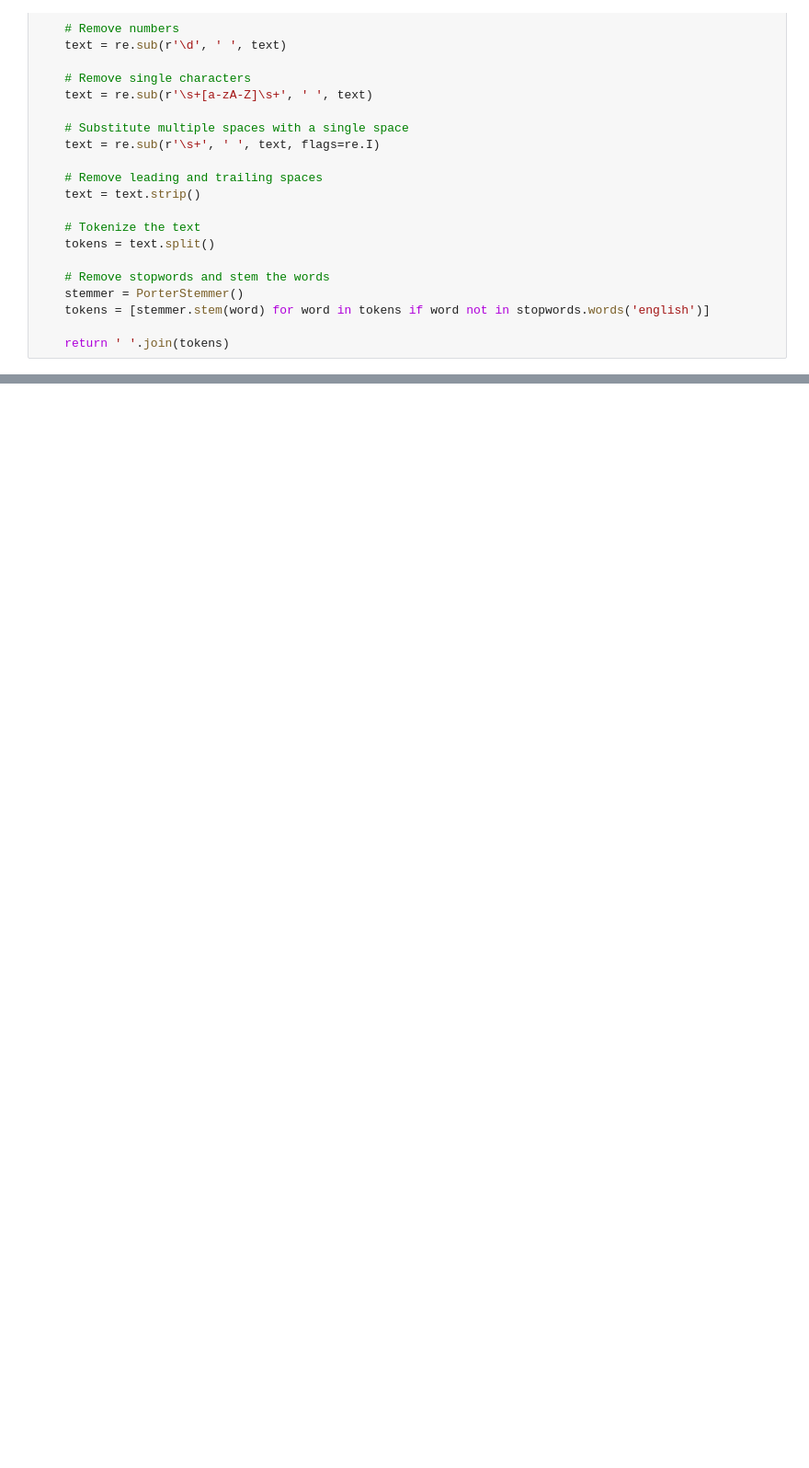
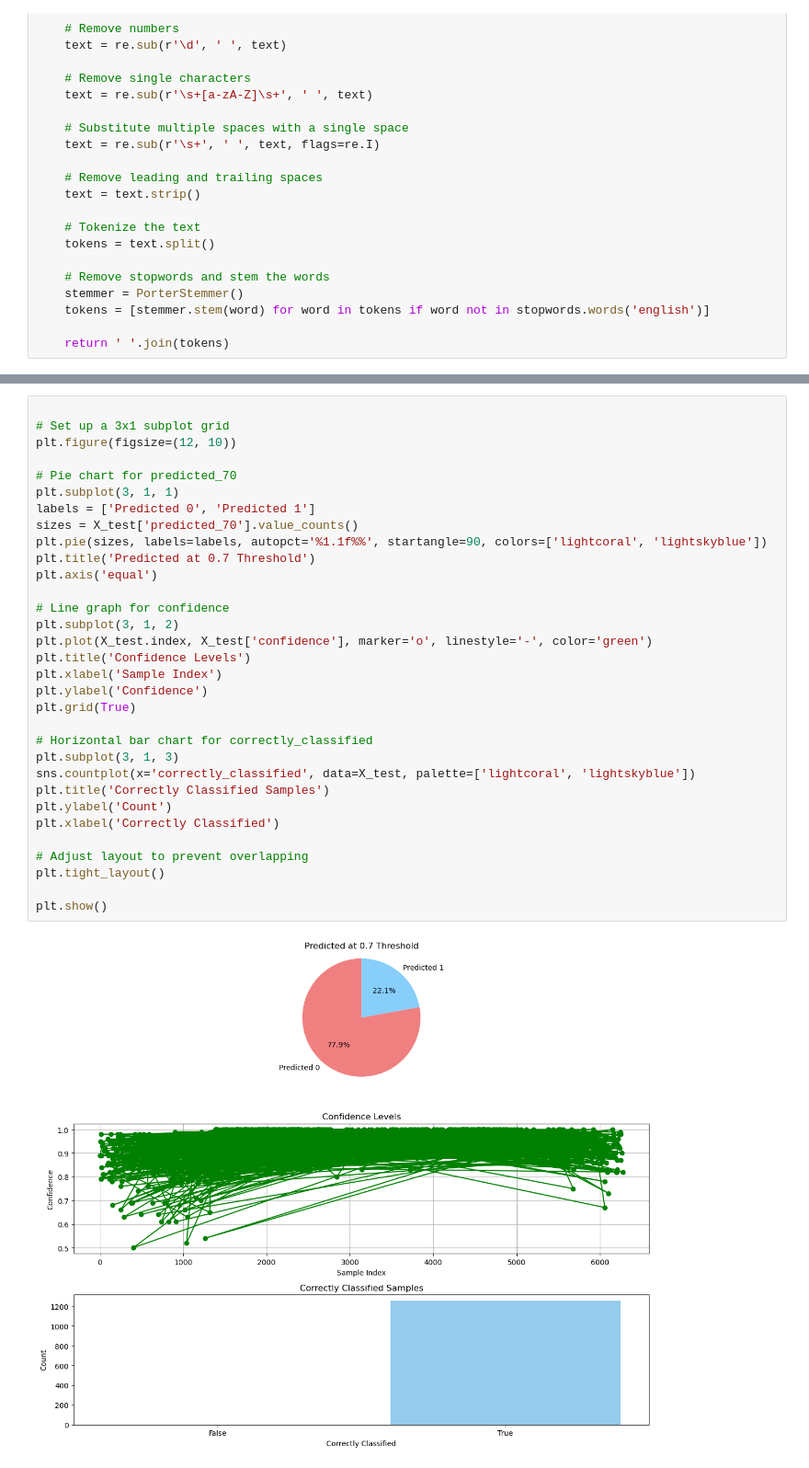
Before and after one commit to jpark8215/LLM---DetectAI-, a Jupyter notebook: LLM AI Detector.ipynb, the cells around one changed output, grey strips where cells are left out. Shown at 92% size. Cells and saved outputs as stored; diff of their text form; blank space fills up the shorter version.

```diff
--- a/LLM AI Detector.ipynb
+++ b/LLM AI Detector.ipynb
@@ -145,3 +184,37 @@ print(X_test)
+# %%
+
+# Set up a 3x1 subplot grid
+plt.figure(figsize=(12, 10))
+
+# Pie chart for predicted_70
+plt.subplot(3, 1, 1)
+labels = ['Predicted 0', 'Predicted 1']
+sizes = X_test['predicted_70'].value_counts()
+plt.pie(sizes, labels=labels, autopct='%1.1f%%', startangle=90, colors=['lightcoral', 'lightskyblue'])
+plt.title('Predicted at 0.7 Threshold')
+plt.axis('equal')
+
+# Line graph for confidence
+plt.subplot(3, 1, 2)
+plt.plot(X_test.index, X_test['confidence'], marker='o', linestyle='-', color='green')
+plt.title('Confidence Levels')
+plt.xlabel('Sample Index')
+plt.ylabel('Confidence')
+plt.grid(True)
+
+# Horizontal bar chart for correctly_classified
+plt.subplot(3, 1, 3)
+sns.countplot(x='correctly_classified', data=X_test, palette=['lightcoral', 'lightskyblue'])
+plt.title('Correctly Classified Samples')
+plt.ylabel('Count')
+plt.xlabel('Correctly Classified')
+
+# Adjust layout to prevent overlapping
+plt.tight_layout()
+
+plt.show()
+# %% [output]
+[figure, added]
 # %%
 
 # AUC - ROC curve
```
Also changed, not shown: parts of 16 cells of this notebook.
